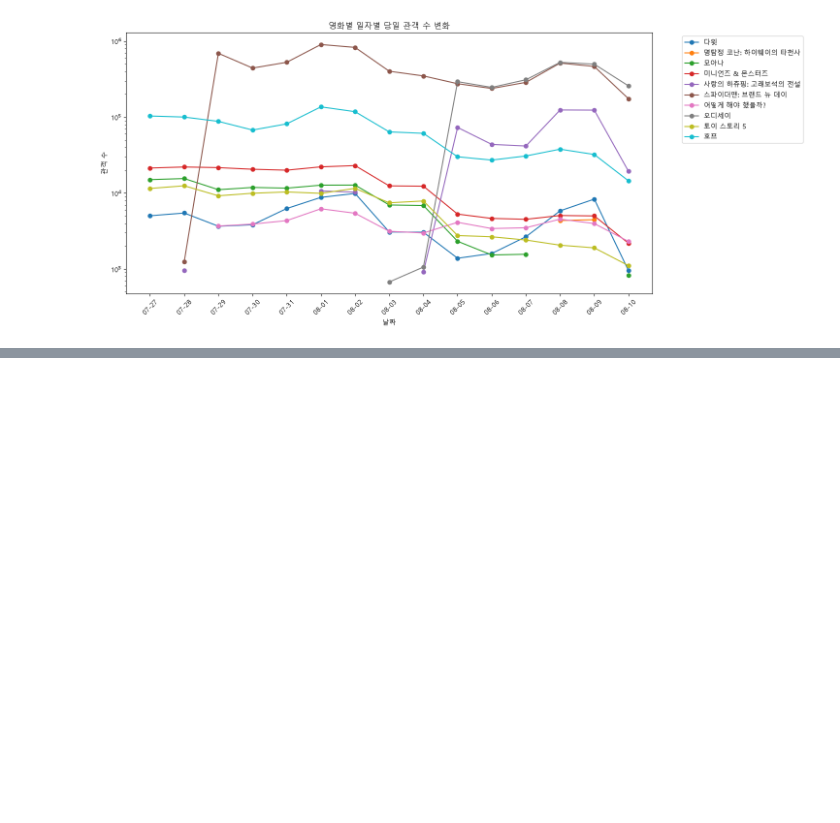
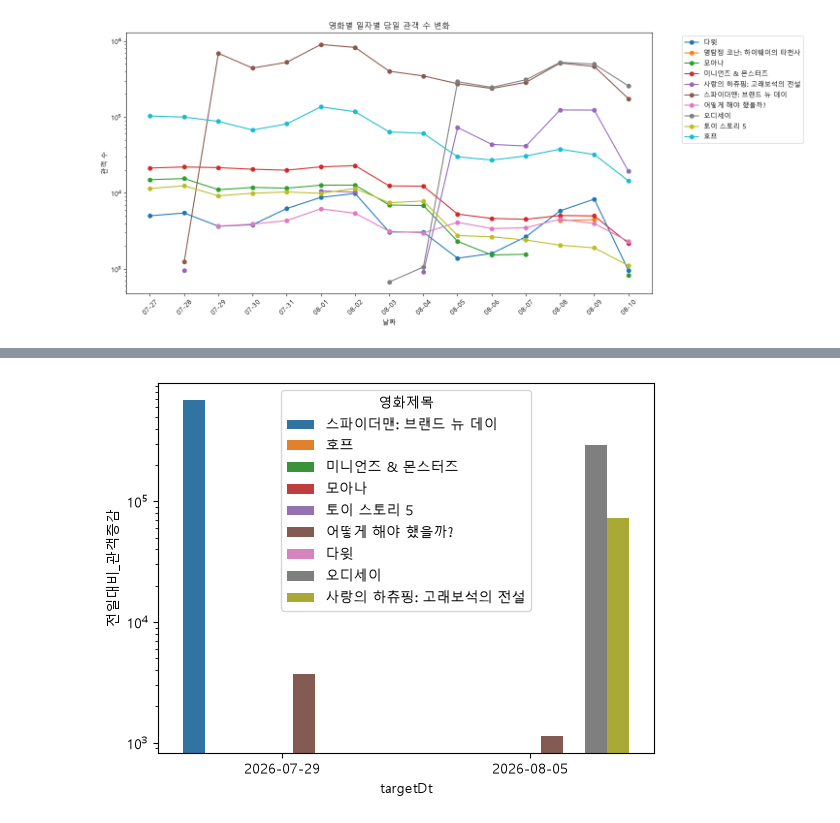
Before and after one commit to kkw5389-collab/sprint_mission16, a Jupyter notebook: notebooks/analysis.ipynb, the cells around one changed output, grey strips where cells are left out. Cells and saved outputs as stored; diff of their text form; code cells hidden in the pictures; blank space fills up the shorter version.

```diff
--- a/notebooks/analysis.ipynb
+++ b/notebooks/analysis.ipynb
@@ -624,0 +633,3 @@ plt.show()
+# %%
+open_date_df = top_df[(top_df['targetDt'] == "2026-07-29") | ((top_df['targetDt'] == "2026-08-05"))][['영화제목', '개봉일', '전일대비_관객증감', 'targetDt']]
+open_date_df
@@ -624,0 +654,8 @@ plt.show()
+# %%
+sns.barplot(open_date_df, x='targetDt', y='전일대비_관객증감', hue='영화제목')
+
+plt.yscale("log")
+
+plt.show()
+# %% [output]
+[figure, added]
```
Also changed, not shown: parts of 9 cells of this notebook, 1 other file.
